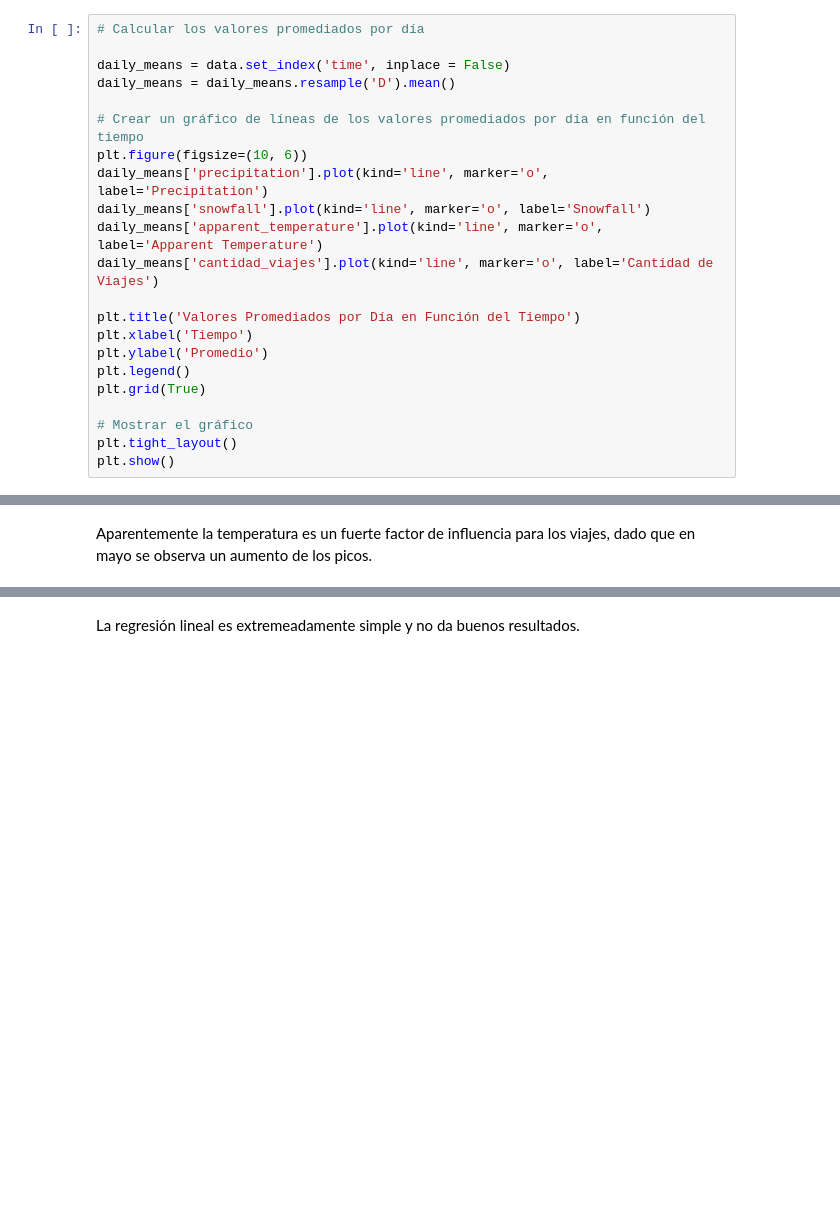
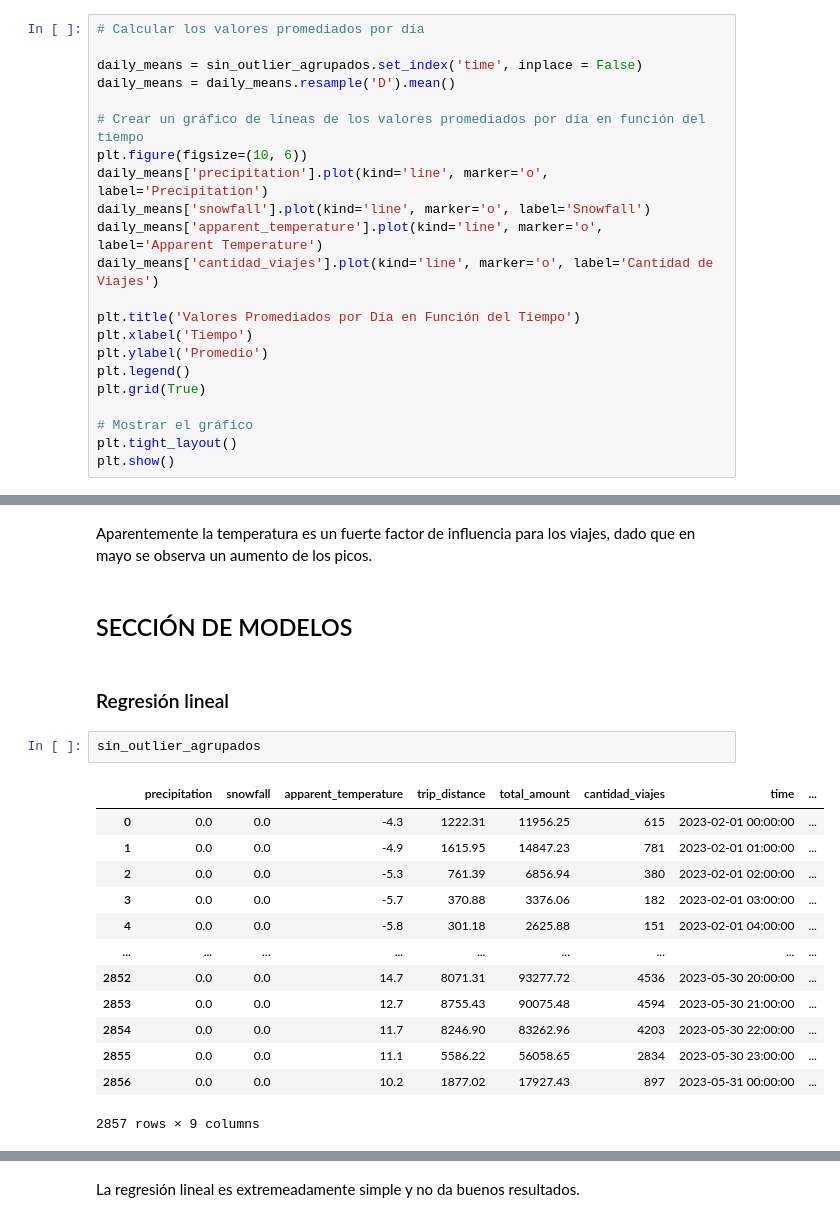
Before and after one commit to ramirou2/taxiGreen_models, a Jupyter notebook: EDA_models.ipynb, the cells around one changed output, grey strips where cells are left out. Drawn from its saved outputs; the diff is of its cells as text; blank space fills up the shorter version.

Commit message:
modelo ampliado

```diff
--- a/EDA_models.ipynb
+++ b/EDA_models.ipynb
@@ -303,7 +316,7 @@ plt.show()
 # %%
 # Calcular los valores promediados por día
 
-daily_means = data.set_index('time', inplace = False)
+daily_means = sin_outlier_agrupados.set_index('time', inplace = False)
 daily_means = daily_means.resample('D').mean()
 
 # Crear un gráfico de líneas de los valores promediados por día en función del tiempo
@@ -377,6 +390,26 @@ plt.show()
 [figure]
 # %% [markdown]
 Aparentemente la temperatura es un fuerte factor de influencia para los viajes, dado que en mayo se observa un aumento de los picos.
+# %% [markdown]
+## SECCIÓN DE MODELOS
+# %% [markdown]
+### Regresión lineal
+# %%
+sin_outlier_agrupados
+# %% [output]
+|  | precipitation | snowfall | apparent_temperature | trip_distance | total_amount | cantidad_viajes | time | ... |
+| 0 | 0.0 | 0.0 | -4.3 | 1222.31 | 11956.25 | 615 | 2023-02-01 00:00:00 | ... |
+| 1 | 0.0 | 0.0 | -4.9 | 1615.95 | 14847.23 | 781 | 2023-02-01 01:00:00 | ... |
+| 2 | 0.0 | 0.0 | -5.3 | 761.39 | 6856.94 | 380 | 2023-02-01 02:00:00 | ... |
+| 3 | 0.0 | 0.0 | -5.7 | 370.88 | 3376.06 | 182 | 2023-02-01 03:00:00 | ... |
+| 4 | 0.0 | 0.0 | -5.8 | 301.18 | 2625.88 | 151 | 2023-02-01 04:00:00 | ... |
+| ... | ... | ... | ... | ... | ... | ... | ... | ... |
+| 2852 | 0.0 | 0.0 | 14.7 | 8071.31 | 93277.72 | 4536 | 2023-05-30 20:00:00 | ... |
+| 2853 | 0.0 | 0.0 | 12.7 | 8755.43 | 90075.48 | 4594 | 2023-05-30 21:00:00 | ... |
+| 2854 | 0.0 | 0.0 | 11.7 | 8246.90 | 83262.96 | 4203 | 2023-05-30 22:00:00 | ... |
+| 2855 | 0.0 | 0.0 | 11.1 | 5586.22 | 56058.65 | 2834 | 2023-05-30 23:00:00 | ... |
+| 2856 | 0.0 | 0.0 | 10.2 | 1877.02 | 17927.43 | 897 | 2023-05-31 00:00:00 | ... |
+2857 rows × 9 columns
 # %%
 from sklearn.model_selection import train_test_split
 from sklearn.linear_model import LinearRegression
```
Also changed, not shown: parts of 35 cells of this notebook, 3 other files.
